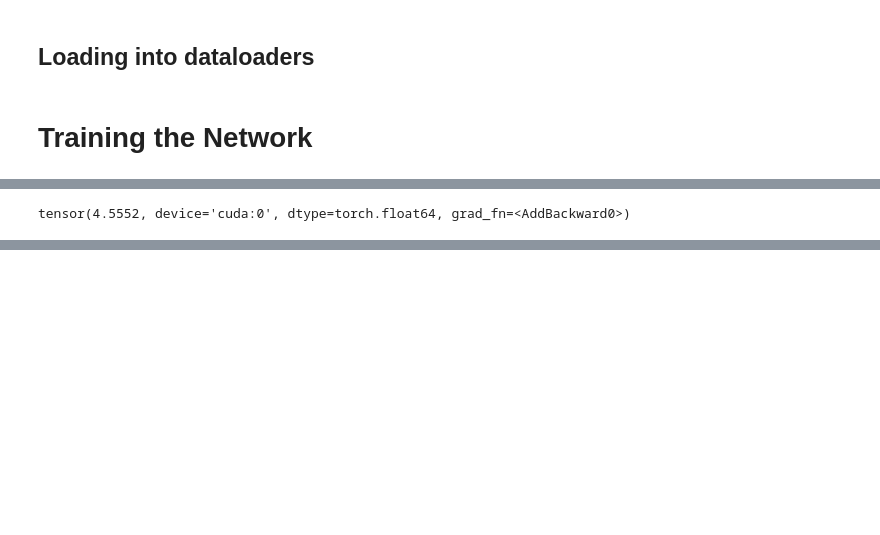
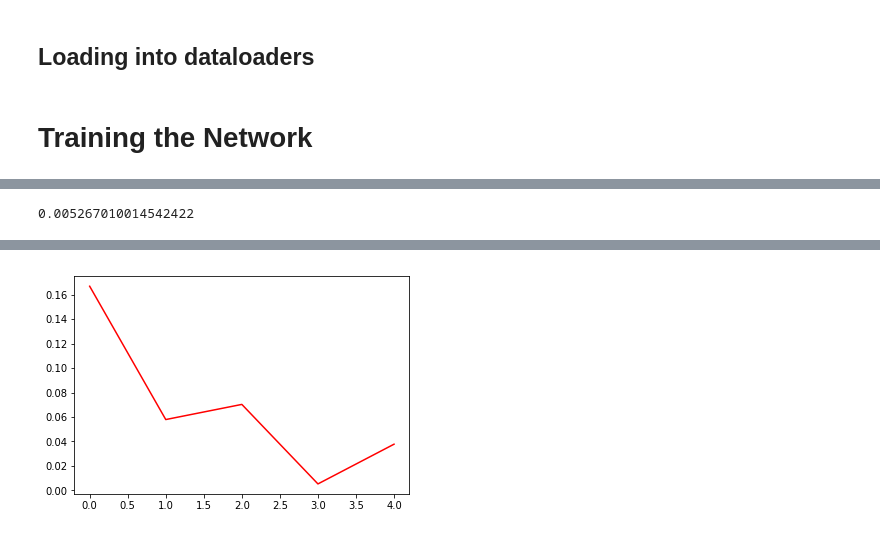
Before and after one commit to NavneetSajwan/Hindi-Vowel-Consonant-Classification, a Jupyter notebook: Hindi_Vowel_Consonant_Classification.ipynb, the cells around one changed output, grey strips where cells are left out. Saved outputs shown, nothing was run; the diff lists cells and outputs as text; code cells hidden in the pictures; blank space fills up the shorter version.

```diff
--- a/Hindi_Vowel_Consonant_Classification.ipynb
+++ b/Hindi_Vowel_Consonant_Classification.ipynb
@@ -227 +257,7 @@ class super_resnet(nn.Module):
+# %%
+final_in_features= resnet18_v.fc.in_features
+resnet18_v.fc=nn.Linear(final_in_features, out_features=10 , bias=True)
+
+final_in_features= resnet18_c.fc.in_features
+resnet18_c.fc=nn.Linear(final_in_features, out_features=10 , bias=True)
 # %% [markdown]
@@ -253,0 +295,3 @@ opt=optim.Adam(model.parameters(), lr=0.001 )
+# %%
+model_v.load_state_dict(torch.load("/content/drive/My Drive/best_model_v.pth"))
+model_c.load_state_dict(torch.load("/content/drive/My Drive/best_model_c.pth"))
@@ -254,2 +300,5 @@ opt=optim.Adam(model.parameters(), lr=0.001 )
+# %%
+opt_v=optim.Adam(model_v.parameters(), lr=0.0001 )
+opt_c=optim.Adam(model_c.parameters(), lr=0.0001 )
 # %% [markdown]
 ## Loading into dataloaders
@@ -259,29 +305,51 @@ from tqdm import tqdm_notebook
 # %%
-batch= 32
-trainloader = DataLoader(trainset, batch_size=batch, shuffle=False, num_workers=1)
-# evalloader= DataLoader(evalset, batch_size=batch_size, shuffle=False)
+batch= 128
+trainloader = DataLoader(trainset, batch_size=batch, shuffle=True, num_workers=1)
+# valloader= DataLoader(valset, batch_size=batch_size, shuffle=False)
 # testloader= DataLoader(testset, batch_size=X_test.shape[0],shuffle=False)
 # %% [markdown]
 # Training the Network
 # %%
 # using two faced fc
 tic=time()
-model.train()
+
+model_v.train()
+model_c.train()
 loss_per_epoch=[]
 loss_arr=[]
-max_epochs= 10
+max_epochs= 5
 min_loss=1000
 n_iters=np.ceil(10000/batch)
-for epoch in tqdm_notebook(range(max_epochs),total=max_epochs,unit='epochs'):
-    for data in tqdm_notebook(trainloader,total=len(trainloader),unit='batch'):
+for epoch in tqdm_notebook(range(max_epochs), total=max_epochs, unit='epochs'):
+    # tic=time()
+    for _,data in enumerate(tqdm_notebook(trainloader, total=len(trainloader), unit='batches')):
+        # toc=time()
+        # print("Dataloading Time:", toc-tic)
+        # tic=time()
         inputs, lab_v, lab_c = data
         inputs, lab_v, lab_c = inputs.to(device), lab_v.to(device), lab_c.to(device)
-        opt.zero_grad()
-        # print(inputs.shape)
-        outputs_v, outputs_c = model(inputs.double())
+        # toc=time()
+        # print("Data Loading to gpu time:",toc-tic)
+        opt_v.zero_grad()
+        opt_c.zero_grad()
+
+        # tic=time()
+        outputs_v = model_v(inputs.double())
+        outputs_c = model_c(inputs.double())
+        # toc=time()
+        # print("predicting output time:",toc-tic)
+
+        # tic=time()
         loss=loss_fn(outputs_v, lab_v) + loss_fn(outputs_c, lab_c)
         loss.backward()
-        opt.step()
+        # toc=time()
+        # print("Calculating loss and gradients:",toc-tic)
+
+        # tic= time()
+        opt_v.step()
+        opt_c.step()
+        # toc=time()
+        # print("Updating the weights:",toc-tic)
         # loss_arr.append(loss.item())
         # if min_loss>loss.item():
         #     min_loss=loss.item()
@@ -290,20 +358,32 @@ for epoch in tqdm_notebook(range(max_epochs),total=max_epochs,unit='epochs'):
         #     print("Epoch: %d Iteration: %d/%d Loss: %0.3f" %(epoch, i, n_iters, loss.item()))
         del inputs, lab_v, lab_c, outputs_v, outputs_c
         # torch.cuda.empty_cache()
-    print(loss)
+    print(loss.item())
+    if min_loss>loss.item():
+            min_loss=loss.item()
+            best_model_v=copy.deepcopy(model_v.state_dict())
+            best_model_c=copy.deepcopy(model_c.state_dict())
     loss_per_epoch.append(loss.item())
 toc=time()
 print("Training time:", toc-tic)
 plt.plot(loss_per_epoch, 'r')
 plt.show()
-model.eval()
+torch.save(best_model_v,"/content/drive/My Drive/best_model_v.pth")
+torch.save(best_model_c,"/content/drive/My Drive/best_model_c.pth")
+
+model_v.load_state_dict(best_model_v)
+model_c.load_state_dict(best_model_c)
+
+model_v.eval()
+model_c.eval()
+
 # torch.save(best_model,"../input/checkpoint/best_model.pth")
 # model.load_state_dict(best_model)
 # with torch.no_grad():
-_, _, acc_v, acc_c= evaluation(trainloader, model)
+_, _, acc_v, acc_c= evaluation(trainloader, model_v, model_c)
 print("Loss:")
 print("Training vowel Accuracy: %0.2f consonant accuracy: %0.2f" %( acc_v , acc_c ))
-# print("Test Accuracy: %0.2f" %(evaluation(evalloader,model)))
+# print("Test Accuracy: %0.2f" %(evaluation(valloader,model)))
 # %% [output]
 [interactive output not drawn]
 [interactive output not drawn]
@@ -315,3 +395,3 @@ tensor(4.5274, device='cuda:0', dtype=torch.float64, grad_fn=<AddBackward0>)
 [interactive output not drawn]
-tensor(4.5552, device='cuda:0', dtype=torch.float64, grad_fn=<AddBackward0>)
+0.005267010014542422
 [interactive output not drawn]
@@ -319,0 +401 @@ tensor(4.4758, device='cuda:0', dtype=torch.float64, grad_fn=<AddBackward0>)
+[figure, added]
```
Also changed, not shown: parts of 60 cells of this notebook.
